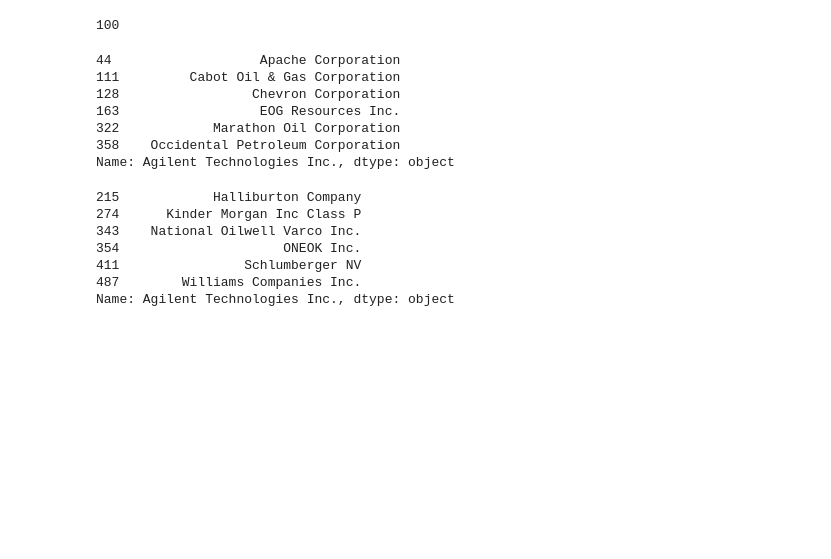
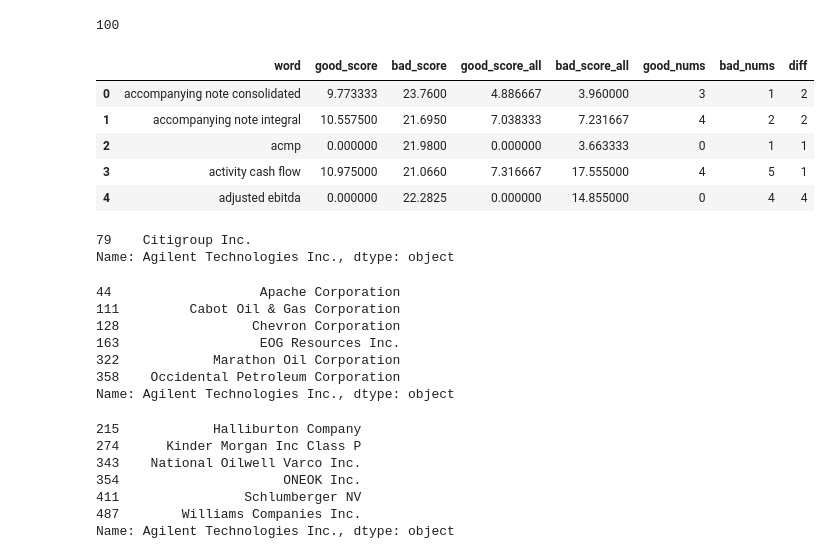
Before and after one commit to mbinkhaled/esg_nlp, a Jupyter notebook: 4. good_vs_bad.ipynb, the cells around one changed output. Drawn from its saved outputs; the diff is of its cells as text; code cells hidden in the pictures; blank space fills up the shorter version.

Commit message:
better pipeline for good vs bad analysis

```diff
--- a/4. good_vs_bad.ipynb
+++ b/4. good_vs_bad.ipynb
@@ -161,8 +228,24 @@ len(df)
 100
 # %%
 df.to_csv("energy_good_vs_bad_uni_bi_tri.csv")
+# %%
+df = pd.read_csv("energy_good_vs_bad_uni_bi_tri.csv", index_col=0)
+# %%
+df.head()
+# %% [output]
+|  | word | good_score | bad_score | good_score_all | bad_score_all | good_nums | bad_nums | diff |
+| 0 | accompanying note consolidated | 9.773333 | 23.7600 | 4.886667 | 3.960000 | 3 | 1 | 2 |
+| 1 | accompanying note integral | 10.557500 | 21.6950 | 7.038333 | 7.231667 | 4 | 2 | 2 |
+| 2 | acmp | 0.000000 | 21.9800 | 0.000000 | 3.663333 | 0 | 1 | 1 |
+| 3 | activity cash flow | 10.975000 | 21.0660 | 7.316667 | 17.555000 | 4 | 5 | 1 |
+| 4 | adjusted ebitda | 0.000000 | 22.2825 | 0.000000 | 14.855000 | 0 | 4 | 4 |
 # %%
 comp = pd.read_csv("data/sp500_component_stocks.csv")
+# %%
+comp[comp['A'] == "C"]["Agilent Technologies Inc."]
+# %% [output]
+79    Citigroup Inc.
+Name: Agilent Technologies Inc., dtype: object
 # %%
 
 comp[comp['A'].isin(good_companies)]["Agilent Technologies Inc."]
```
Also changed, not shown: parts of 30 cells of this notebook.
